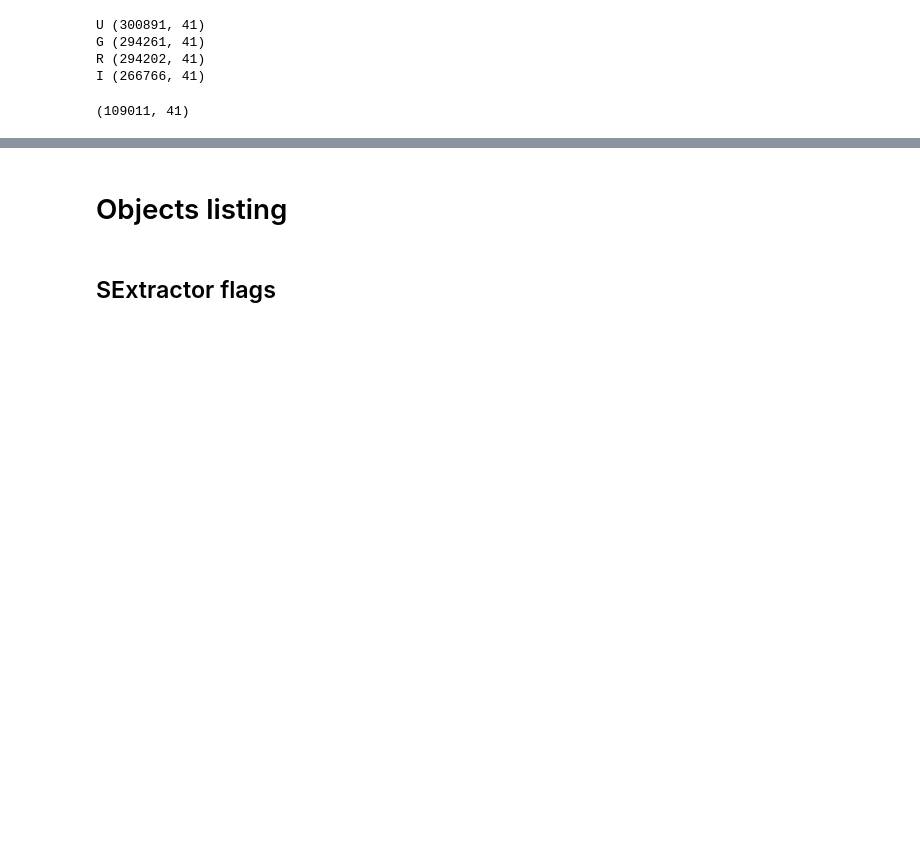
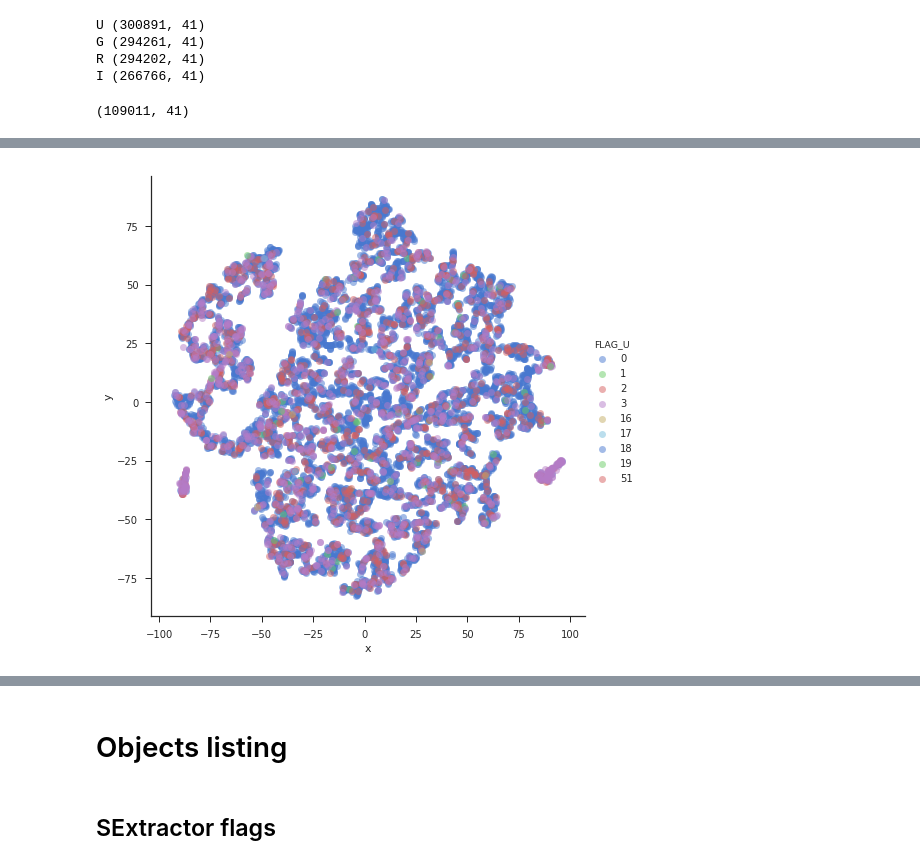
Before and after one commit to snakoneczny/kids-quasars, a Jupyter notebook: flags_cleaning.ipynb, the cells around one changed output, grey strips where cells are left out. Cells and saved outputs as stored; diff of their text form; code cells hidden in the pictures; blank space fills up the shorter version.

```diff
--- a/flags_cleaning.ipynb
+++ b/flags_cleaning.ipynb
@@ -77,0 +94,4 @@ data.shape
+# %%
+plot_embedding(embedding, data_sampled['FLAG_U'], label_name='FLAG_U')
+# %% [output]
+[figure, added]
```
Also changed, not shown: parts of 6 cells of this notebook, 8 other files.
